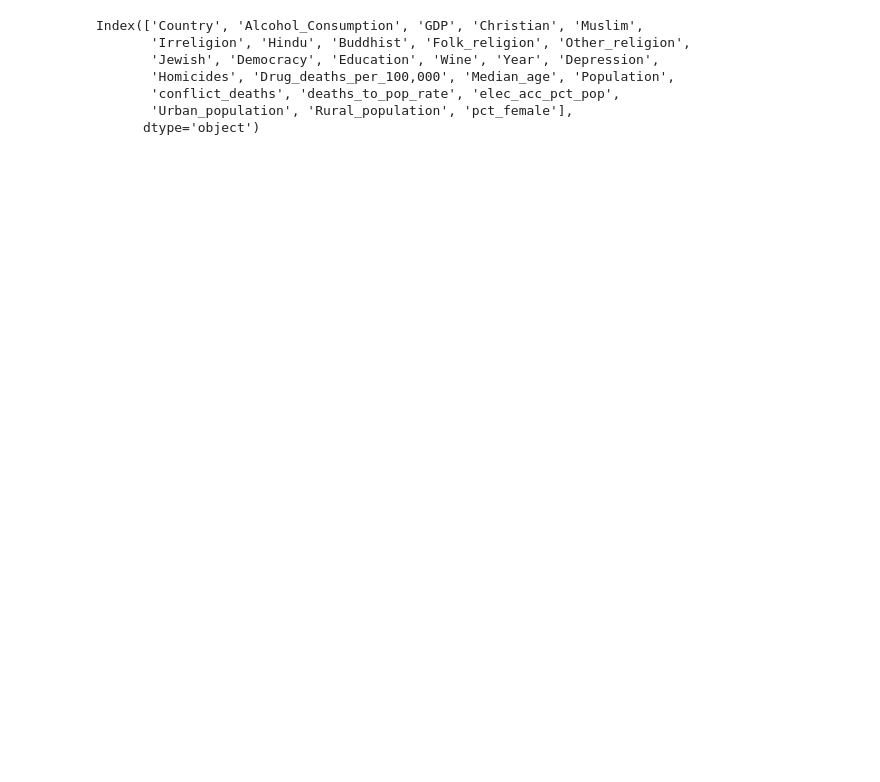
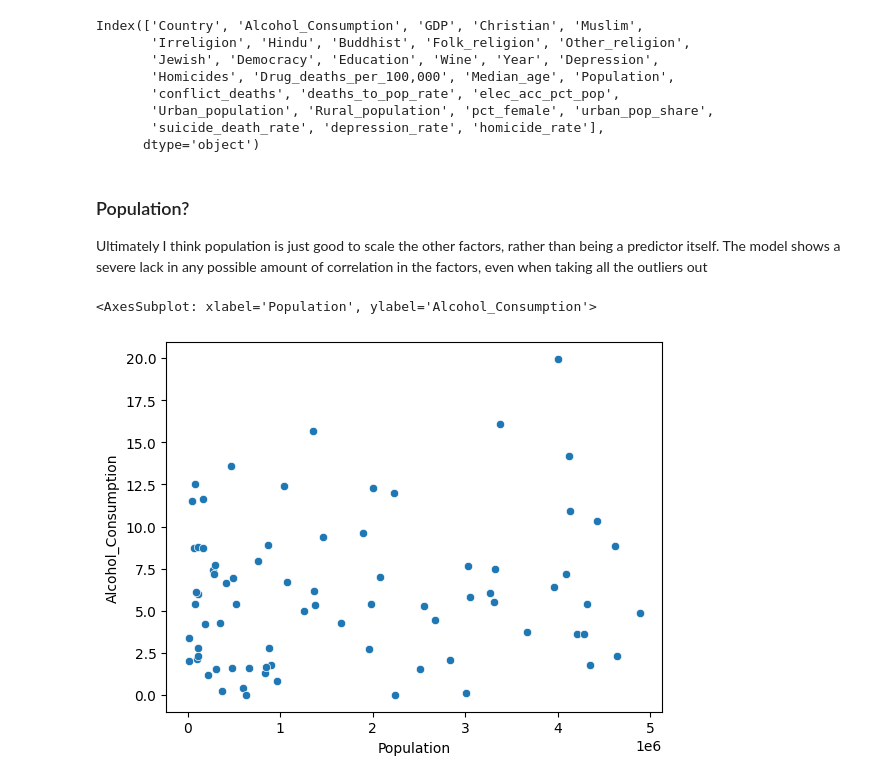
Before and after one commit to sarahabdul2/STAT-303-2-Project-, a Jupyter notebook: model_creation.ipynb, the cells around one changed output. Drawn from its saved outputs; the diff is of its cells as text; code cells hidden in the pictures; blank space fills up the shorter version.

Commit message:
Added a couple data cleaning stuff as well as eda

```diff
--- a/model_creation.ipynb
+++ b/model_creation.ipynb
@@ -15,6 +15,17 @@ train10 = pd.read_csv('data/2010_data.csv')
 train15 = pd.read_csv('data/2015_data.csv')
 test = pd.read_csv('data/Other_test.csv')
 project_data = pd.read_csv('data/Project_Data.csv')
+
+# Resolving accidental impution error
+project_data.pct_female = project_data.pct_female.apply(lambda x: 50 if x == .5 else x)
+
+# Making the train data once again based on project data, because then when we transform data we don't
+# have to do it four times but can only transform the project_data file and the train data will change
+# accordingly.
+train05 = project_data.loc[project_data.Year == 2005]
+train10 = project_data.loc[project_data.Year == 2010]
+train15 = project_data.loc[project_data.Year == 2015]
+test = project_data.loc[project_data.Year == 2019]
 # %%
 train05.columns
 # %% [output]
@@ -23,5 +34,15 @@ Index(['Country', 'Alcohol_Consumption', 'GDP', 'Christian', 'Muslim',
        'Jewish', 'Democracy', 'Education', 'Wine', 'Year', 'Depression',
        'Homicides', 'Drug_deaths_per_100,000', 'Median_age', 'Population',
        'conflict_deaths', 'deaths_to_pop_rate', 'elec_acc_pct_pop',
-       'Urban_population', 'Rural_population', 'pct_female'],
+       'Urban_population', 'Rural_population', 'pct_female', 'urban_pop_share',
+       'suicide_death_rate', 'depression_rate', 'homicide_rate'],
       dtype='object')
+# %% [markdown]
+### Population?
+
+Ultimately I think population is just good to scale the other factors, rather than being a predictor itself. The model shows a severe lack in any possible amount of correlation in the factors, even when taking all the outliers out
+# %%
+sns.scatterplot(x = train05.Population[train05.Population < 5000000], y = train05.Alcohol_Consumption[train05.Population < 5000000])
+# %% [output]
+<AxesSubplot: xlabel='Population', ylabel='Alcohol_Consumption'>
+[figure, added]
```
Also changed, not shown: parts of 23 cells of this notebook.
